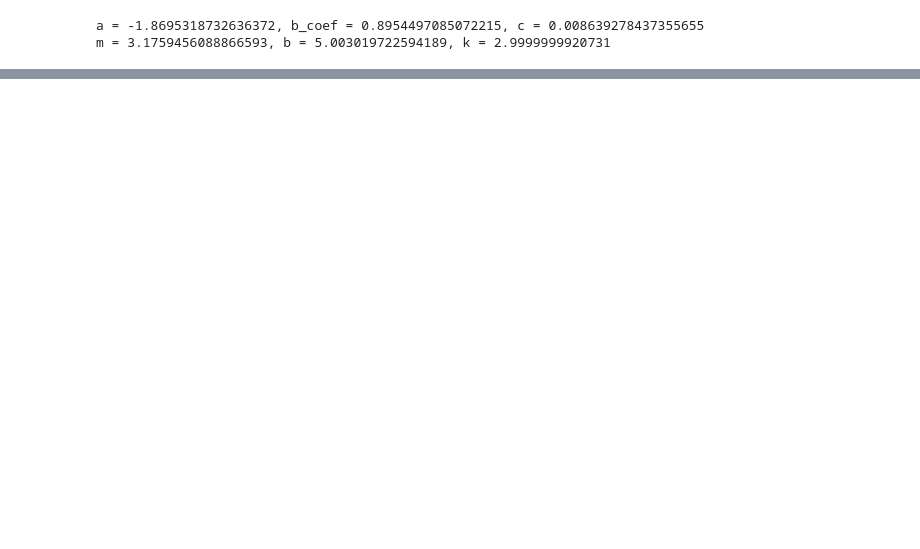
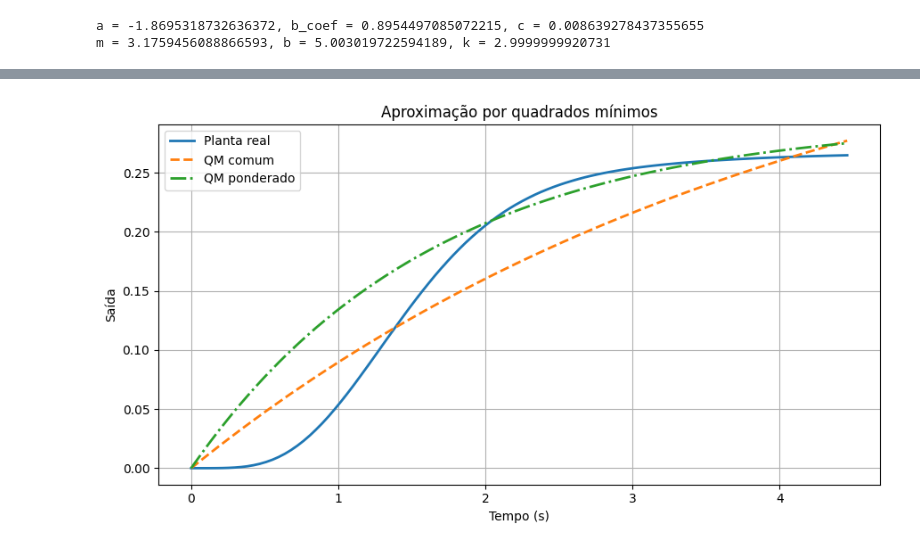
Before and after one commit to mwariene/EA722, a Jupyter notebook: EXP_1/roteiro_1.ipynb, the cells around one changed output, grey strips where cells are left out. Saved outputs shown, nothing was run; the diff lists cells and outputs as text; code cells hidden in the pictures; blank space fills up the shorter version.

```diff
--- a/EXP_1/roteiro_1.ipynb
+++ b/EXP_1/roteiro_1.ipynb
@@ -107,0 +308,70 @@ m = 3.1759456088866593, b = 5.003019722594189, k = 2.9999999920731
+# %%
+arquivo = "mod6.txt"
+
+dados = np.loadtxt(arquivo)
+t = dados[:, 0]
+y = dados[:, 1]
+
+h = t[1] - t[0]
+
+dy = (y[2:] - y[:-2]) / (2 * h)
+yk = y[1:-1]
+
+X = np.column_stack((-yk, np.ones_like(yk)))
+Y = dy
+
+# quadrados mínimos comuns
+
+theta_ls, *_ = np.linalg.lstsq(X, Y, rcond=None)
+alpha_ls, beta_ls = theta_ls
+
+tau_ls = 1 / alpha_ls
+A_ls = beta_ls / alpha_ls
+
+
+# quadrados mínimos ponderados
+
+q = np.arange(1, len(Y) + 1)
+Q = np.diag(q)
+
+theta_wls = np.linalg.solve(X.T @ Q @ X, X.T @ Q @ Y)
+alpha_w, beta_w = theta_wls
+
+tau_w = 1 / alpha_w
+A_w = beta_w / alpha_w
+
+# respostas aproximadas ao degrau
+
+y_ls = A_ls * (1 - np.exp(-t / tau_ls))
+y_w = A_w * (1 - np.exp(-t / tau_w))
+
+# resultados
+
+print("Quadrados mínimos comuns")
+print(f"α = {alpha_ls:.6f}")
+print(f"β = {beta_ls:.6f}")
+print(f"A = {A_ls:.6f}")
+print(f"τ = {tau_ls:.6f} s")
+
+print("\nQuadrados mínimos ponderados")
+print(f"α = {alpha_w:.6f}")
+print(f"β = {beta_w:.6f}")
+print(f"A = {A_w:.6f}")
+print(f"τ = {tau_w:.6f} s")
+
+
+# plotar gráfico
+
+plt.figure(figsize=(9, 5))
+plt.plot(t, y, label="Planta real", linewidth=2)
+plt.plot(t, y_ls, "--", label="QM comum", linewidth=2)
+plt.plot(t, y_w, "-.", label="QM ponderado", linewidth=2)
+
+plt.xlabel("Tempo (s)")
+plt.ylabel("Saída")
+plt.title("Aproximação por quadrados mínimos")
+plt.grid(True)
+plt.legend()
+plt.tight_layout()
+plt.show()
+# %% [output]
@@ -107,0 +389 @@ m = 3.1759456088866593, b = 5.003019722594189, k = 2.9999999920731
+[figure, added]
```
Also changed, not shown: parts of 16 cells of this notebook, 2 other files.
